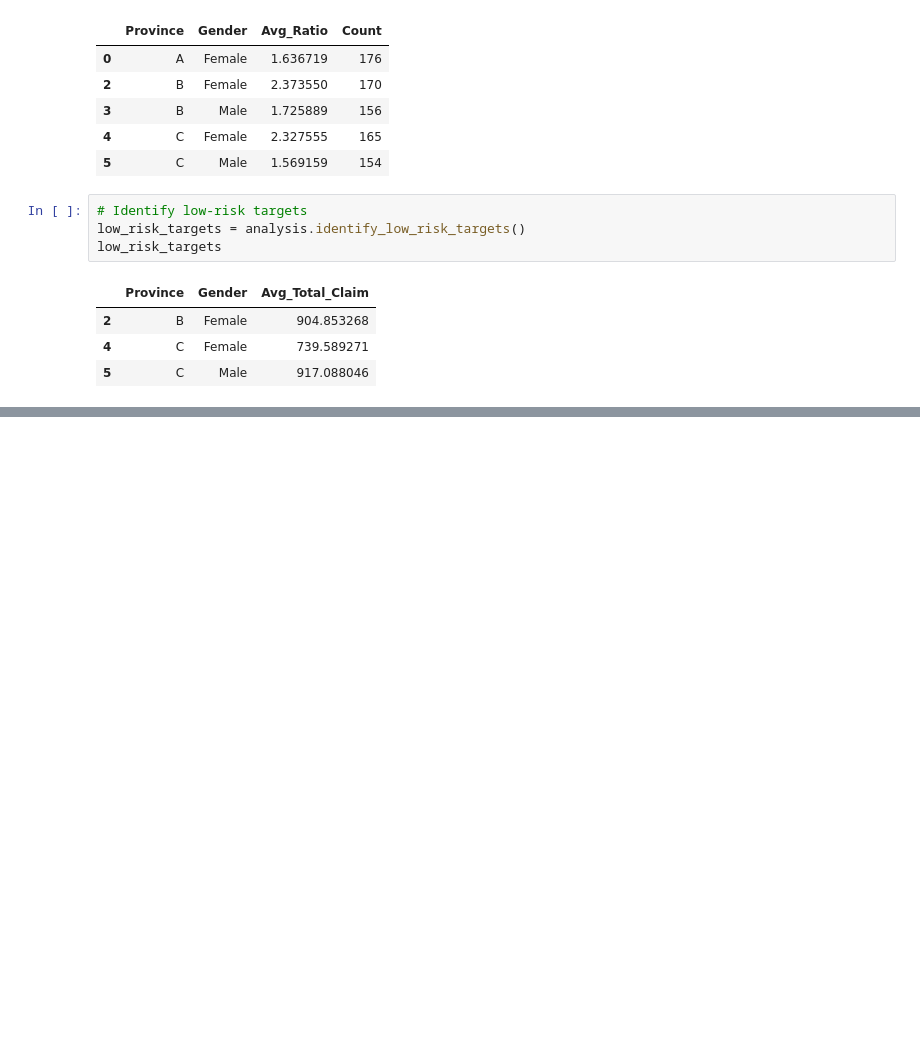
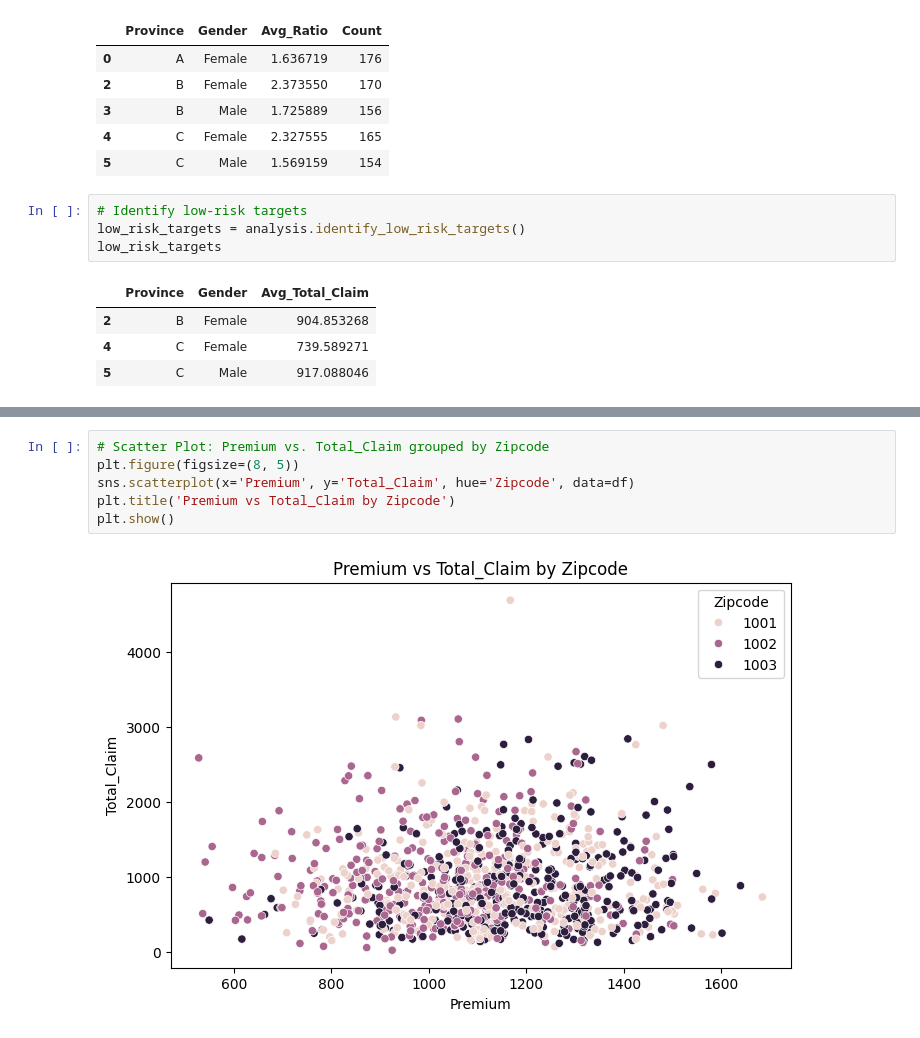
Before and after one commit to getnetShimels1/week3-AlphaCare-Insurance, a Jupyter notebook: notebooks/insurance_EDA.ipynb, the cells around one changed output, grey strips where cells are left out. Cells and saved outputs as stored; diff of their text form; blank space fills up the shorter version.

```diff
--- a/notebooks/insurance_EDA.ipynb
+++ b/notebooks/insurance_EDA.ipynb
@@ -85,0 +203,8 @@ low_risk_targets
+# %%
+# Scatter Plot: Premium vs. Total_Claim grouped by Zipcode
+plt.figure(figsize=(8, 5))
+sns.scatterplot(x='Premium', y='Total_Claim', hue='Zipcode', data=df)
+plt.title('Premium vs Total_Claim by Zipcode')
+plt.show()
+# %% [output]
+[figure, added]
```
Also changed, not shown: parts of 12 cells of this notebook, 1 other file.
